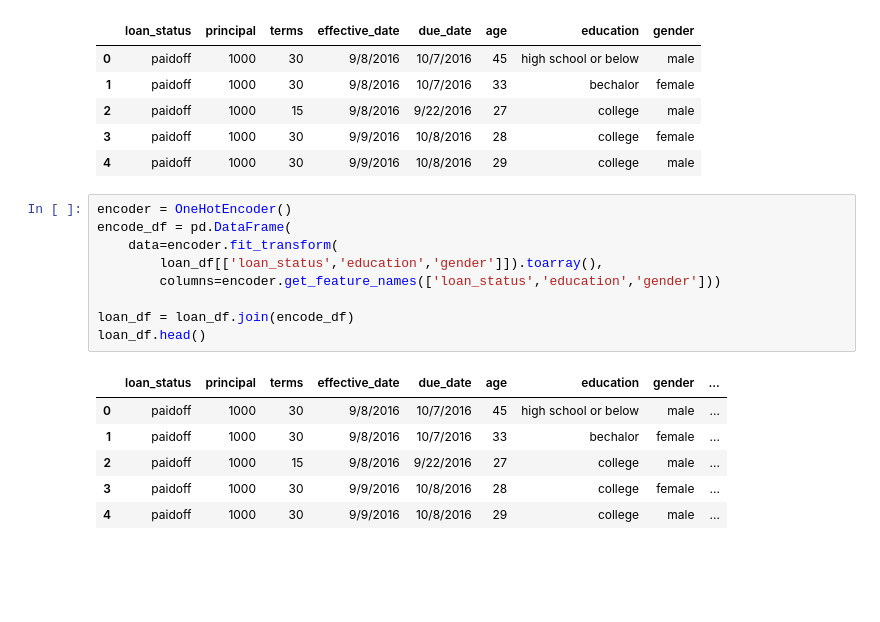
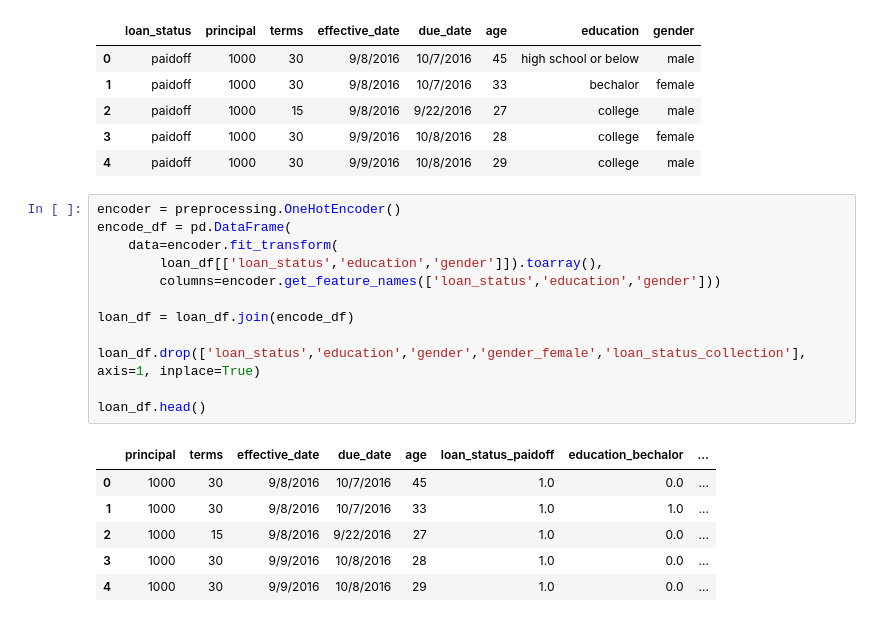
Before and after one commit to jasonwj96/machine-learning-with-python, a Jupyter notebook: Week 6 final exam.ipynb, the cells around one changed output. Cells and saved outputs as stored; diff of their text form; blank space fills up the shorter version.

```diff
--- a/Week 6 final exam.ipynb
+++ b/Week 6 final exam.ipynb
@@ -110,18 +156,21 @@ loan_df.head()
 | 3 | paidoff | 1000 | 30 | 9/9/2016 | 10/8/2016 | 28 | college | female |
 | 4 | paidoff | 1000 | 30 | 9/9/2016 | 10/8/2016 | 29 | college | male |
 # %%
-encoder = OneHotEncoder()
+encoder = preprocessing.OneHotEncoder()
 encode_df = pd.DataFrame(
     data=encoder.fit_transform(
         loan_df[['loan_status','education','gender']]).toarray(),
         columns=encoder.get_feature_names(['loan_status','education','gender']))
 
 loan_df = loan_df.join(encode_df)
+
+loan_df.drop(['loan_status','education','gender','gender_female','loan_status_collection'], axis=1, inplace=True)
+
 loan_df.head()
 # %% [output]
-|  | loan_status | principal | terms | effective_date | due_date | age | education | gender | ... |
-| 0 | paidoff | 1000 | 30 | 9/8/2016 | 10/7/2016 | 45 | high school or below | male | ... |
-| 1 | paidoff | 1000 | 30 | 9/8/2016 | 10/7/2016 | 33 | bechalor | female | ... |
-| 2 | paidoff | 1000 | 15 | 9/8/2016 | 9/22/2016 | 27 | college | male | ... |
-| 3 | paidoff | 1000 | 30 | 9/9/2016 | 10/8/2016 | 28 | college | female | ... |
-| 4 | paidoff | 1000 | 30 | 9/9/2016 | 10/8/2016 | 29 | college | male | ... |
+|  | principal | terms | effective_date | due_date | age | loan_status_paidoff | education_bechalor | ... |
+| 0 | 1000 | 30 | 9/8/2016 | 10/7/2016 | 45 | 1.0 | 0.0 | ... |
+| 1 | 1000 | 30 | 9/8/2016 | 10/7/2016 | 33 | 1.0 | 1.0 | ... |
+| 2 | 1000 | 15 | 9/8/2016 | 9/22/2016 | 27 | 1.0 | 0.0 | ... |
+| 3 | 1000 | 30 | 9/9/2016 | 10/8/2016 | 28 | 1.0 | 0.0 | ... |
+| 4 | 1000 | 30 | 9/9/2016 | 10/8/2016 | 29 | 1.0 | 0.0 | ... |
```
Also changed, not shown: parts of 21 cells of this notebook, 1 other file.
